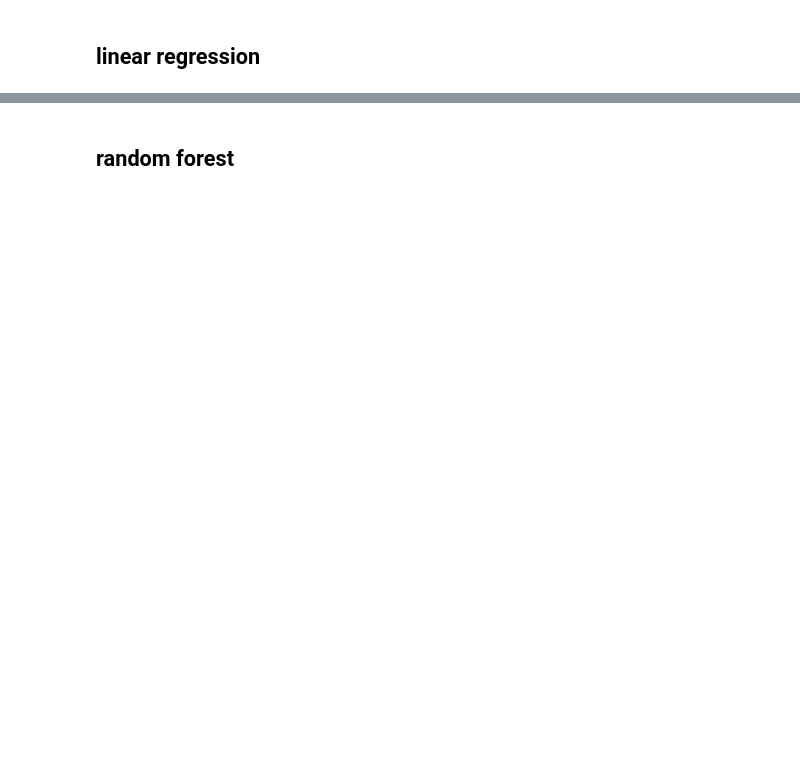
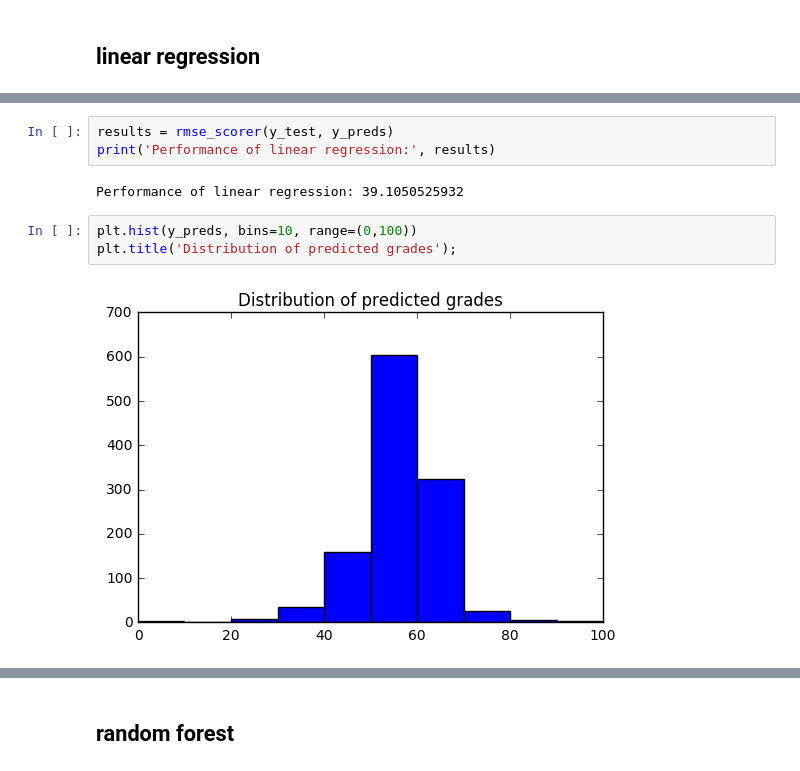
Before and after one commit to ThomasGrivaz/Learning-Analytics-Project, a Jupyter notebook: regression_task.ipynb, the cells around one changed output, grey strips where cells are left out. Drawn from its saved outputs; the diff is of its cells as text; blank space fills up the shorter version.

```diff
--- a/regression_task.ipynb
+++ b/regression_task.ipynb
@@ -114,0 +167,10 @@ array([ 39.92075481,  39.90071365,  38.99189496,  38.78470736,  39.36556329])
+# %%
+results = rmse_scorer(y_test, y_preds)
+print('Performance of linear regression:', results)
+# %% [output]
+Performance of linear regression: 39.1050525932
+# %%
+plt.hist(y_preds, bins=10, range=(0,100))
+plt.title('Distribution of predicted grades');
+# %% [output]
+[figure, added]
```
Also changed, not shown: parts of 37 cells of this notebook.
